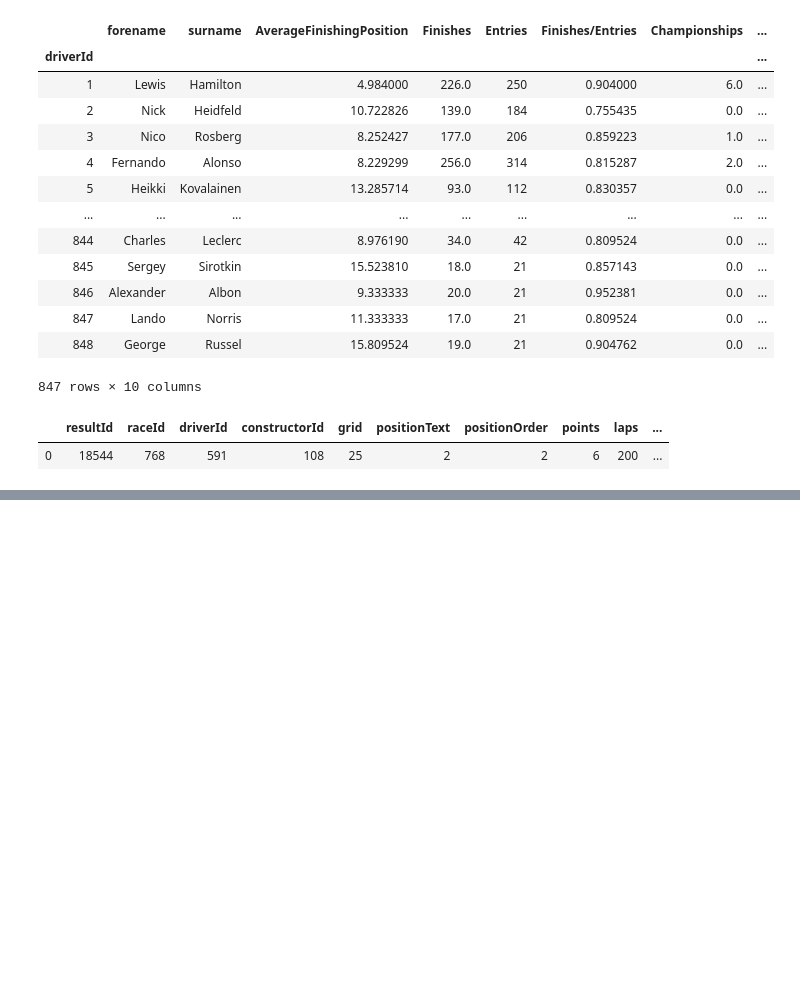
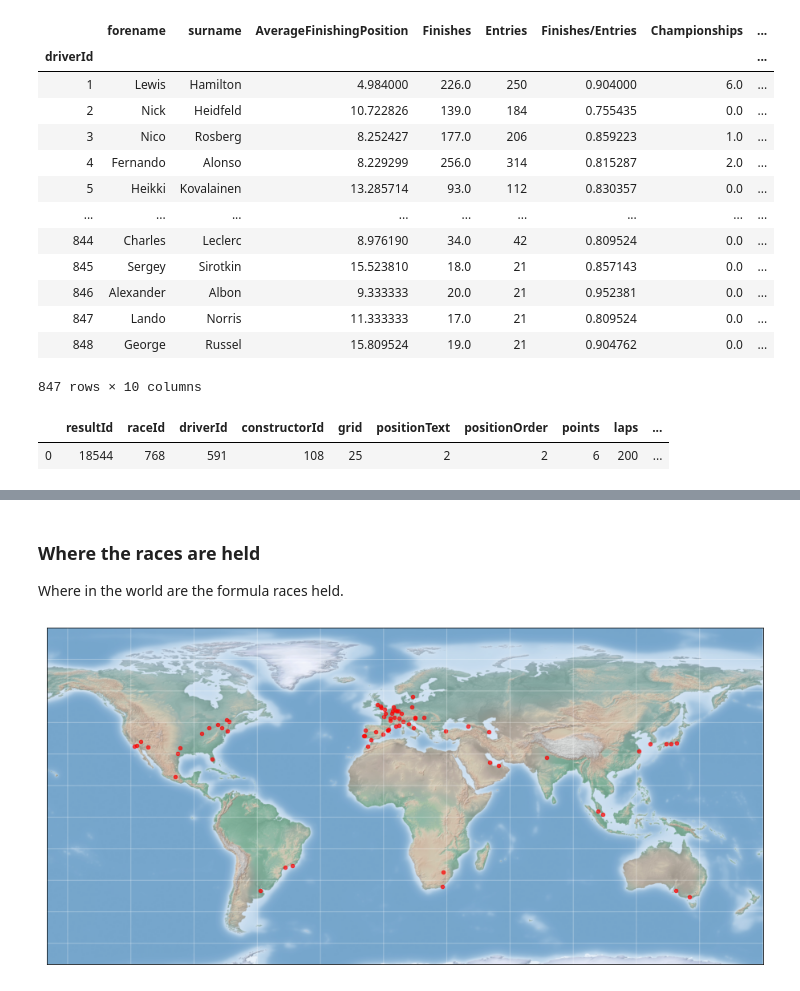
Before and after one commit to osskari/F1Data, a Jupyter notebook: Untitled.ipynb, the cells around one changed output, grey strips where cells are left out. Cells and saved outputs as stored; diff of their text form; code cells hidden in the pictures; blank space fills up the shorter version.

Commit message:
xgboost and image of race locations

```diff
--- a/Untitled.ipynb
+++ b/Untitled.ipynb
@@ -713,0 +767,42 @@ pd.read_sql_query(' '.join([
+# %% [markdown]
+### Where the races are held
+
+Where in the world are the formula races held.
+# %%
+from mpl_toolkits.basemap import Basemap
+from itertools import chain
+
+def draw_map(m, scale=0.2):
+    # draw a shaded-relief image
+    m.shadedrelief(scale=scale)
+
+    # lats and longs are returned as a dictionary
+    lats = m.drawparallels(np.linspace(-90, 90, 13))
+    lons = m.drawmeridians(np.linspace(-180, 180, 13))
+
+    # keys contain the plt.Line2D instances
+    lat_lines = chain(*(tup[1][0] for tup in lats.items()))
+    lon_lines = chain(*(tup[1][0] for tup in lons.items()))
+    all_lines = chain(lat_lines, lon_lines)
+
+    # cycle through these lines and set the desired style
+    for line in all_lines:
+        line.set(linestyle='-', alpha=0.3, color='w')
+
+fig = plt.figure(figsize=(16, 12), edgecolor='w')
+m = Basemap(projection='cyl', resolution=None,
+            llcrnrlat=-70, urcrnrlat=90,
+            llcrnrlon=-160, urcrnrlon=180, )
+draw_map(m)
+
+circuits = pd.read_sql_query(' '.join([
+    'SELECT c.lng, c.lat', #'circuitId' ,'circuitRef', 'name', 'location','country', 'lat', 'lng'
+    'FROM Circuits AS c',
+    'GROUP BY c.lng, c.lat'
+]), engine)
+
+m.scatter(circuits['lng'], circuits['lat'], alpha=0.7, s=20, color='red')
+
+plt.show()
+# %% [output]
+[figure, added]
```
Also changed, not shown: parts of 5 cells of this notebook.
